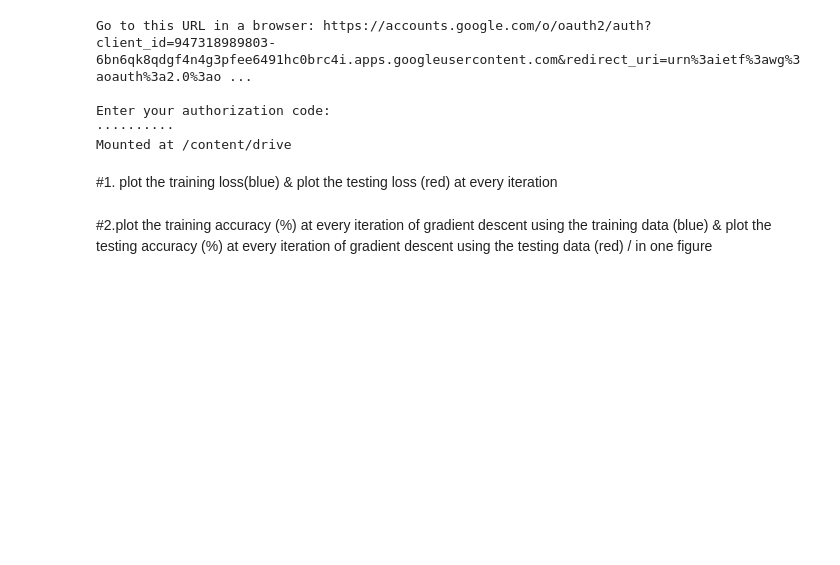
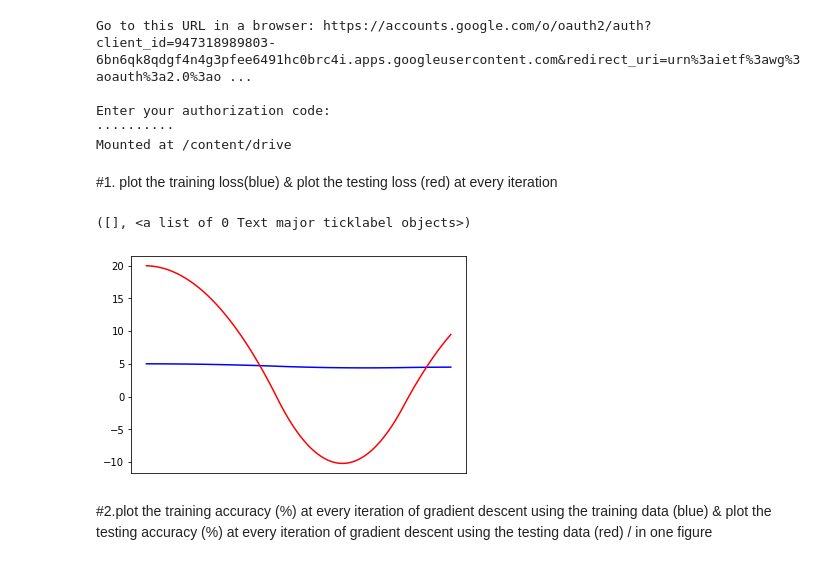
Before and after one commit to seyoung911/ClearWater, a Jupyter notebook: Assignment10.ipynb, the cells around one changed output. Drawn from its saved outputs; the diff is of its cells as text; code cells hidden in the pictures; blank space fills up the shorter version.

Commit message:
training & testing accuracy implementation

```diff
--- a/Assignment10.ipynb
+++ b/Assignment10.ipynb
@@ -292,18 +292,37 @@ training_total_Num = 1000
 testing_total_Num = 9000
 
 training_loss = 0
+testing_loss = 0
+
+accuracy_count = 0
+
+count = 0
+count2 = 0
 
 
 for i in range(1000):
   for k in range(10):
-    training_loss += -label_List[i] * math.log(h_matrix[i][k]) - (1 - label_List[i]) * math.log(1-h_matrix[i][k])
-  training_accuracy_List.append(training_loss)
+    training_loss += -list_label[i] * math.log(h_matrix[i][k]) - (1 - list_label[i]) * math.log(1-h_matrix[i][k])
+    training_loss_List.append(training_loss)
+    if(h_list[k] == list_label[i]) count ++
+    training_accuracy = count/training_total_Num
+    training_accuracy_List.append(training_accuracy)
 
 for i in range(9000):
   for k in range(10):
-    testing_loss += -label_List[i] * math.log(h_matrix[i][k]) - (1 - label_List[i]) * math.log(1-h_matrix[i][k])
-  testing_accuracy_List.append(testing_loss)
+    testing_loss += -list_label2[i] * math.log(h_matrix[i][k]) - (1 - list_label2[i]) * math.log(1-h_matrix[i][k])
+    testing_loss_List.append(testing_loss)
+    if(h_list[k] == list_lable2[i]) count2++
+    testing_accuracy = count2/testing_Num
+    testing_accuracy_List.append(testing_accuracy)
 # %% [markdown]
 #1. plot the training loss(blue) & plot the testing loss (red) at every iteration
+# %%
+plt.xticks([])
+plt.plot([i for i in range(len(training_loss_List))],training_loss_List,color='blue')
+plt.plot([i for i in range(len(testing_loss_List))],testing_loss_List,color='red')
+# %% [output]
+([], <a list of 0 Text major ticklabel objects>)
+[figure, added]
 # %% [markdown]
 #2.plot the training accuracy (%) at every iteration of gradient descent using the training data (blue)  & plot the testing accuracy (%) at every iteration of gradient descent using the testing data (red) / in one figure
```
Also changed, not shown: parts of 3 cells of this notebook.
